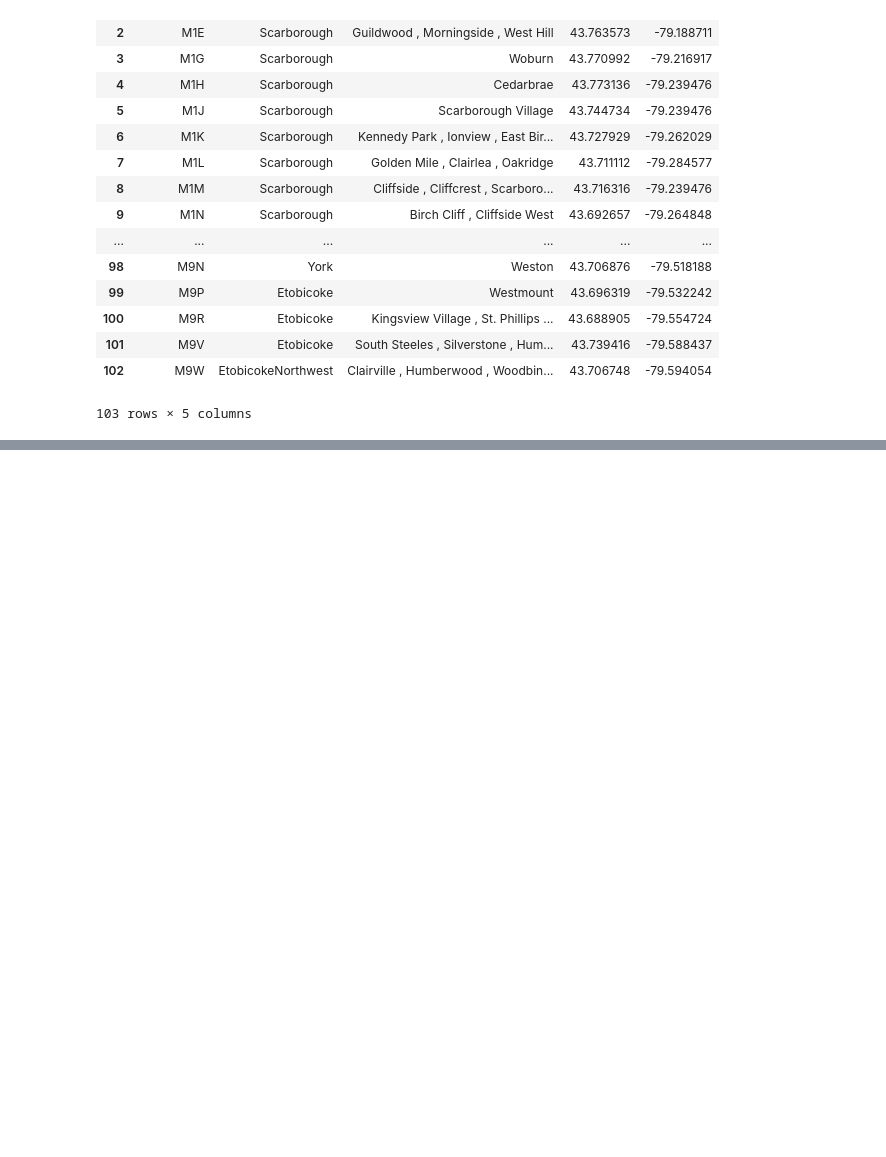
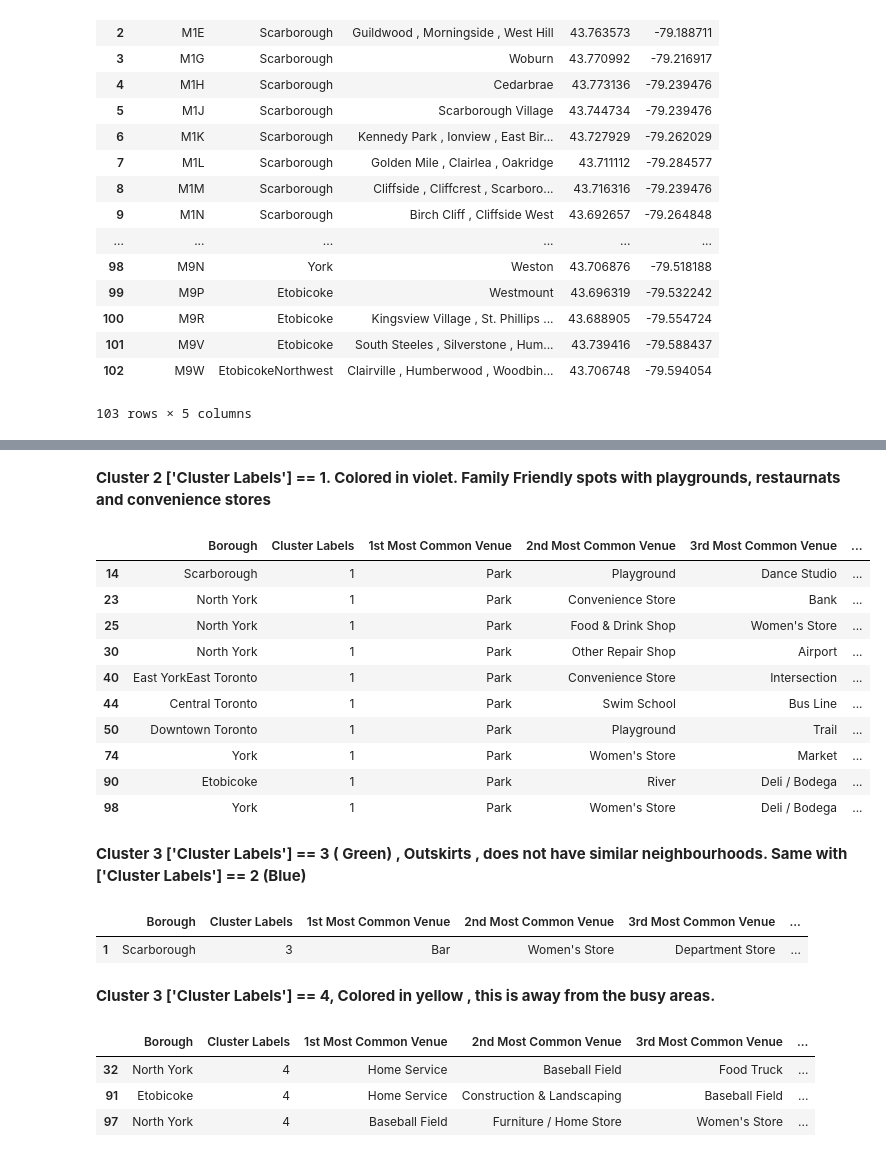
Before and after one commit to vbeeravolu/Capstone_ds, a Jupyter notebook: Week 3 capstone project.ipynb, the cells around one changed output, grey strips where cells are left out. Cells and saved outputs as stored; diff of their text form; code cells hidden in the pictures; blank space fills up the shorter version.

```diff
--- a/Week 3 capstone project.ipynb
+++ b/Week 3 capstone project.ipynb
@@ -248,0 +714,32 @@ neighbourhood_Geo
+# %% [markdown]
+<b> Cluster 2 ['Cluster Labels'] == 1. Colored in violet. Family Friendly spots with playgrounds, restaurnats and convenience stores
+# %%
+toronto_merged.loc[toronto_merged['Cluster Labels'] == 1, toronto_merged.columns[[1] + list(range(5, toronto_merged.shape[1]))]]
+# %% [output]
+|  | Borough | Cluster Labels | 1st Most Common Venue | 2nd Most Common Venue | 3rd Most Common Venue | ... |
+| 14 | Scarborough | 1 | Park | Playground | Dance Studio | ... |
+| 23 | North York | 1 | Park | Convenience Store | Bank | ... |
+| 25 | North York | 1 | Park | Food & Drink Shop | Women's Store | ... |
+| 30 | North York | 1 | Park | Other Repair Shop | Airport | ... |
+| 40 | East YorkEast Toronto | 1 | Park | Convenience Store | Intersection | ... |
+| 44 | Central Toronto | 1 | Park | Swim School | Bus Line | ... |
+| 50 | Downtown Toronto | 1 | Park | Playground | Trail | ... |
+| 74 | York | 1 | Park | Women's Store | Market | ... |
+| 90 | Etobicoke | 1 | Park | River | Deli / Bodega | ... |
+| 98 | York | 1 | Park | Women's Store | Deli / Bodega | ... |
+# %% [markdown]
+<b> Cluster 3 ['Cluster Labels'] == 3 ( Green) , Outskirts , does not have  similar neighbourhoods. Same with ['Cluster Labels'] == 2 (Blue)
+# %%
+toronto_merged.loc[toronto_merged['Cluster Labels'] == 3, toronto_merged.columns[[1] + list(range(5, toronto_merged.shape[1]))]]
+# %% [output]
+|  | Borough | Cluster Labels | 1st Most Common Venue | 2nd Most Common Venue | 3rd Most Common Venue | ... |
+| 1 | Scarborough | 3 | Bar | Women's Store | Department Store | ... |
+# %% [markdown]
+<b> Cluster 3 ['Cluster Labels'] == 4, Colored in yellow , this is away from the busy areas.
+# %%
+toronto_merged.loc[toronto_merged['Cluster Labels'] == 4, toronto_merged.columns[[1] + list(range(5, toronto_merged.shape[1]))]]
+# %% [output]
+|  | Borough | Cluster Labels | 1st Most Common Venue | 2nd Most Common Venue | 3rd Most Common Venue | ... |
+| 32 | North York | 4 | Home Service | Baseball Field | Food Truck | ... |
+| 91 | Etobicoke | 4 | Home Service | Construction & Landscaping | Baseball Field | ... |
+| 97 | North York | 4 | Baseball Field | Furniture / Home Store | Women's Store | ... |
```
Also changed, not shown: parts of 47 cells of this notebook.
